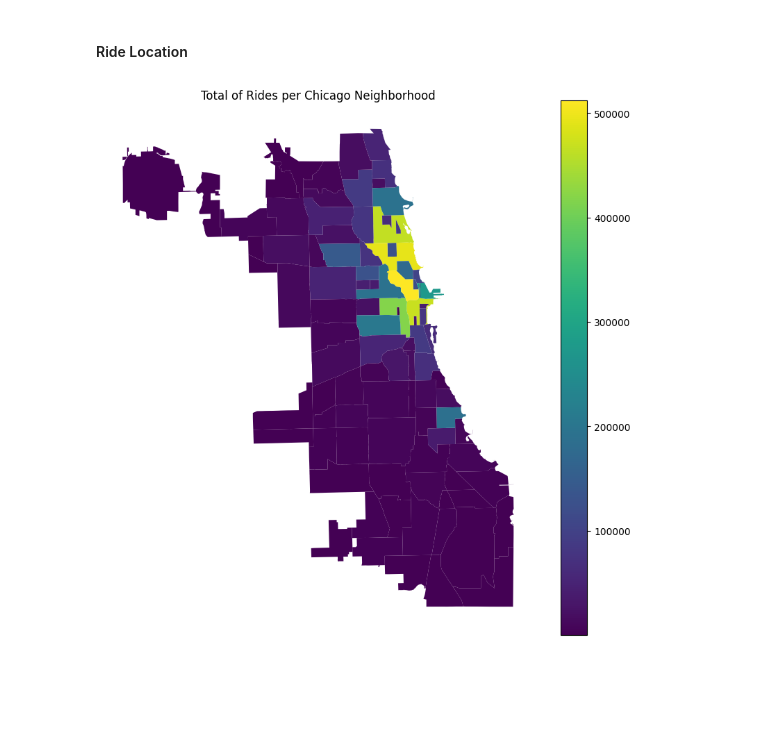
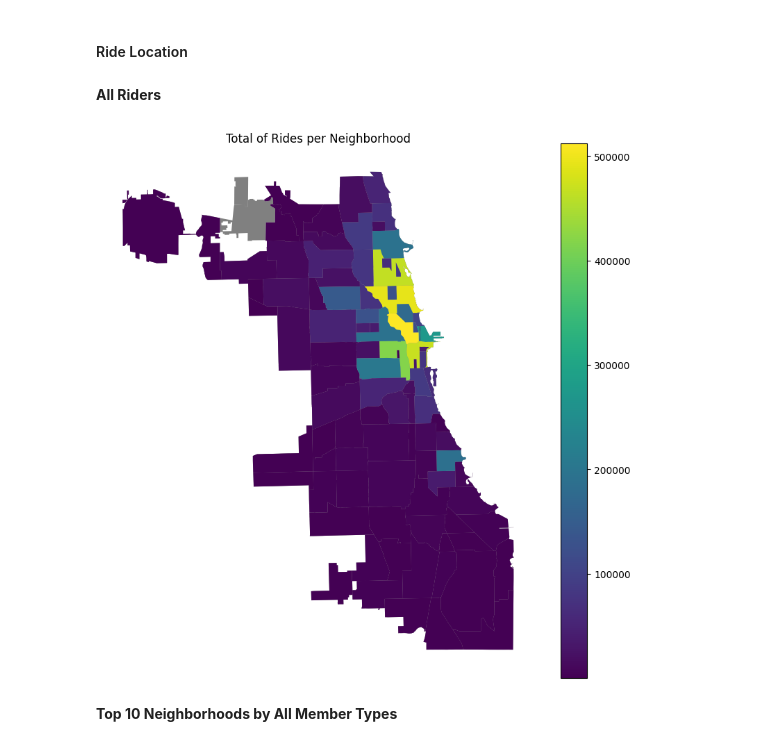
Before and after one commit to paulgreber/RideShareAnalysis, a Jupyter notebook: ride_share_analysis.ipynb, the cells around one changed output. Drawn from its saved outputs; the diff is of its cells as text; code cells hidden in the pictures; blank space fills up the shorter version.

```diff
--- a/ride_share_analysis.ipynb
+++ b/ride_share_analysis.ipynb
@@ -568,11 +568,16 @@ plt.show()
 The preference of bike type does not appear to change much from day to day.
 # %% [markdown]
 #### Ride Location
+# %% [markdown]
+**All Riders**
 # %%
 fig, ax = plt.subplots(figsize=(10,10))
+neighborhood_df.plot(color='gray', ax=ax)
 neighborhood_df.plot(column="total_ride_count", legend=True, ax=ax)
-plt.title("Total of Rides per Chicago Neighborhood")
+plt.title("Total of Rides per Neighborhood")
 plt.axis('off')
 plt.show()
 # %% [output]
-[figure, old version]
+[figure, new version]
+# %% [markdown]
+**Top 10 Neighborhoods by All Member Types**
```
Also changed, not shown: parts of 21 cells of this notebook, 8 other files.
